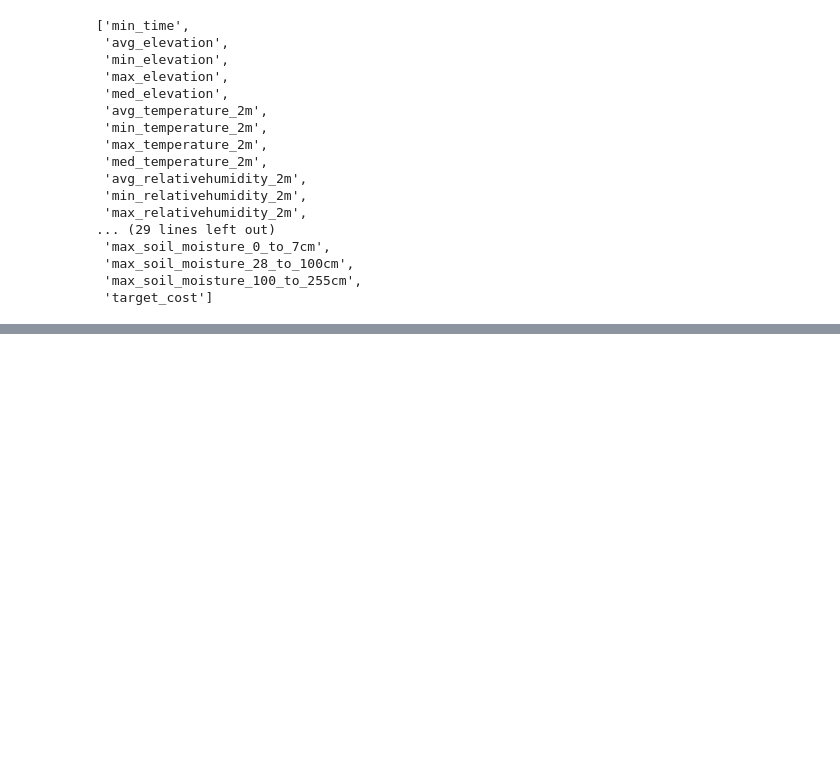
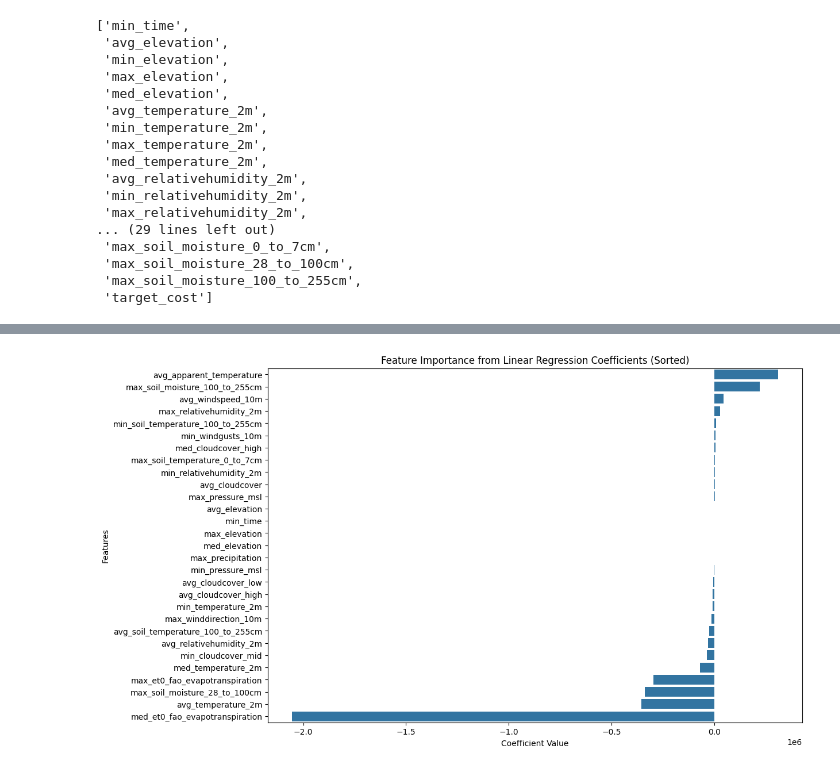
Before and after one commit to vy2388/hurricaneKatrina, a Jupyter notebook: Vlad/Vlad_Modeling/vy_modeling.ipynb, the cells around one changed output, grey strips where cells are left out. Saved outputs shown, nothing was run; the diff lists cells and outputs as text; code cells hidden in the pictures; blank space fills up the shorter version.

Commit message:
updated regression model

```diff
--- a/Vlad/Vlad_Modeling/vy_modeling.ipynb
+++ b/Vlad/Vlad_Modeling/vy_modeling.ipynb
@@ -735,19 +482,0 @@ print(model.summary())
-# %%
-import matplotlib.pyplot as plt
-import numpy as np
-
-def plot_coefficients(model, predictors):
-    coef = model.params.drop('const').sort_values(ascending=False)
-    std_err = model.bse[coef.index]
-
-    plt.figure(figsize=(20, 15))
-    coef.plot(kind='barh', xerr=std_err, grid=True, color='red')
-    plt.yticks(np.arange(len(predictors)), coef.index)
-    plt.xlabel('Coefficient Value')
-    plt.title('OLS Coefficients with Standard Error Bars')
-    plt.tight_layout()
-    plt.show()
-
-# Assuming the model is already fitted using the previous code
-model = sm.OLS(reduced_df['target_cost'], sm.add_constant(reduced_df[predictors])).fit()
-plot_coefficients(model, predictors)
@@ -753,0 +576,18 @@ plot_coefficients(model, predictors)
+# %%
+import matplotlib.pyplot as plt
+import seaborn as sns
+
+# Extract coefficients and feature names
+coefs = optimized_model.params.drop('const')  # Exclude the intercept
+coefs_sorted = coefs.sort_values(ascending=False)  # Sort coefficients from high to low
+features_sorted = coefs_sorted.index
+
+# Plot
+plt.figure(figsize=(12, 8))
+sns.barplot(y=features_sorted, x=coefs_sorted.values, orient='h')
+plt.xlabel('Coefficient Value')
+plt.ylabel('Features')
+plt.title('Feature Importance from Linear Regression Coefficients (Sorted)')
+plt.show()
+# %% [output]
+[figure, added]
```
Also changed, not shown: parts of 11 cells of this notebook.
